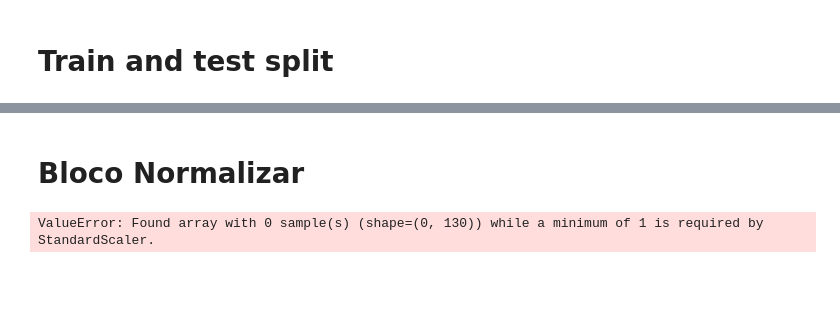
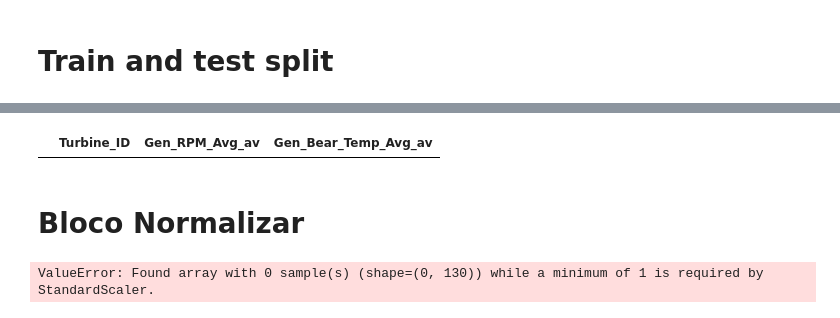
Before and after one commit to RicardoJPedro82/wmillfailprev, a Jupyter notebook: notebooks/Miguel_v2_Data_prep_clean.ipynb, the cells around one changed output, grey strips where cells are left out. Saved outputs shown, nothing was run; the diff lists cells and outputs as text; code cells hidden in the pictures; blank space fills up the shorter version.

```diff
--- a/notebooks/Miguel_v2_Data_prep_clean.ipynb
+++ b/notebooks/Miguel_v2_Data_prep_clean.ipynb
@@ -408,3 +504,7 @@ df_train_gearbox=pd.concat([train_part_1, df_test_gearbox_aux])
+# %%
+df_train_generator_teste[df_train_generator_teste['Turbine_ID']==0]
+# %% [output]
+|  | Turbine_ID | Gen_RPM_Avg_av | Gen_Bear_Temp_Avg_av |
 # %% [markdown]
 # Bloco Normalizar
 # %%
```
Also changed, not shown: parts of 35 cells of this notebook, 1 other file.
